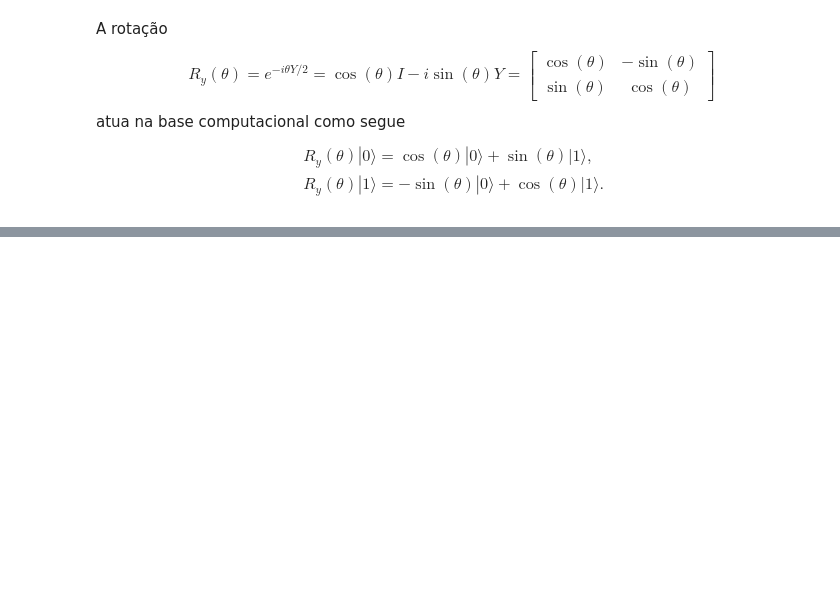
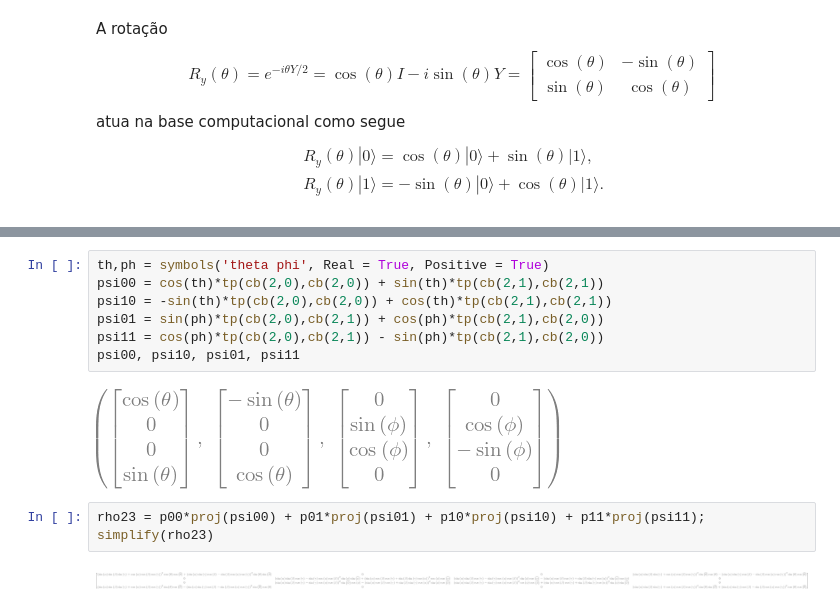
Before and after one commit to abbarreto/qiskit, a Jupyter notebook: 06_purificacao_de_estados.ipynb, the cells around one changed output, grey strips where cells are left out. Cells and saved outputs as stored; diff of their text form; blank space fills up the shorter version.

```diff
--- a/06_purificacao_de_estados.ipynb
+++ b/06_purificacao_de_estados.ipynb
@@ -261,0 +301,14 @@ Por fim
+# %%
+th,ph = symbols('theta phi', Real = True, Positive = True)
+psi00 = cos(th)*tp(cb(2,0),cb(2,0)) + sin(th)*tp(cb(2,1),cb(2,1))
+psi10 = -sin(th)*tp(cb(2,0),cb(2,0)) + cos(th)*tp(cb(2,1),cb(2,1))
+psi01 = sin(ph)*tp(cb(2,0),cb(2,1)) + cos(ph)*tp(cb(2,1),cb(2,0))
+psi11 = cos(ph)*tp(cb(2,0),cb(2,1)) - sin(ph)*tp(cb(2,1),cb(2,0))
+psi00, psi10, psi01, psi11
+# %% [output]
+[figure, added]
+# %%
+rho23 = p00*proj(psi00) + p01*proj(psi01) + p10*proj(psi10) + p11*proj(psi11);
+simplify(rho23)
+# %% [output]
+[figure, added]
```
Also changed, not shown: parts of 10 cells of this notebook.
